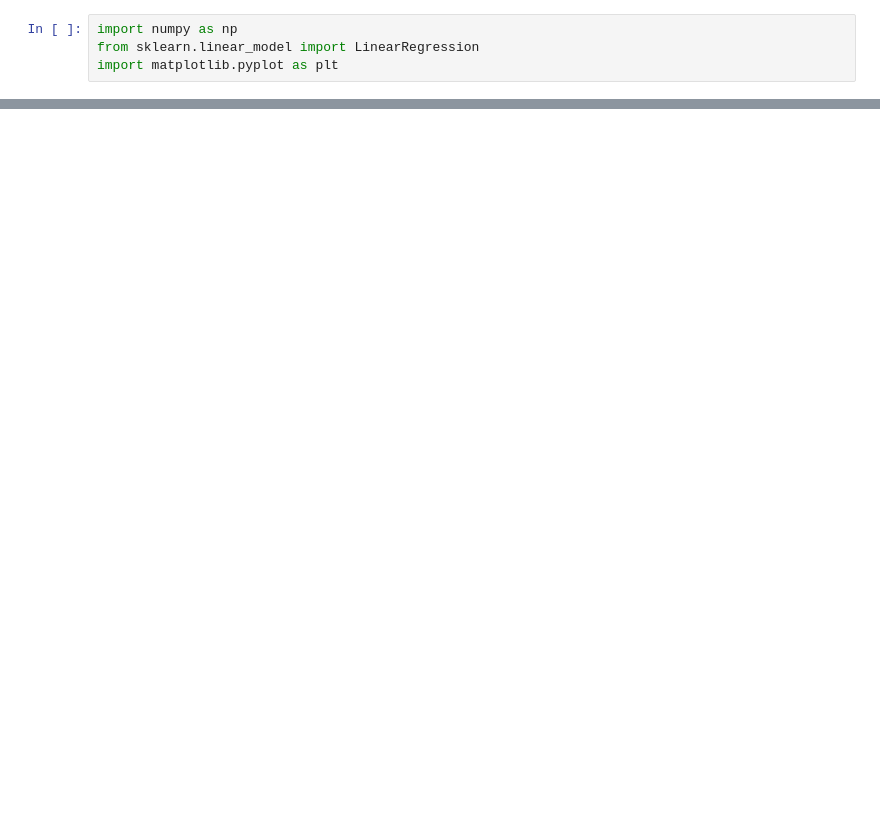
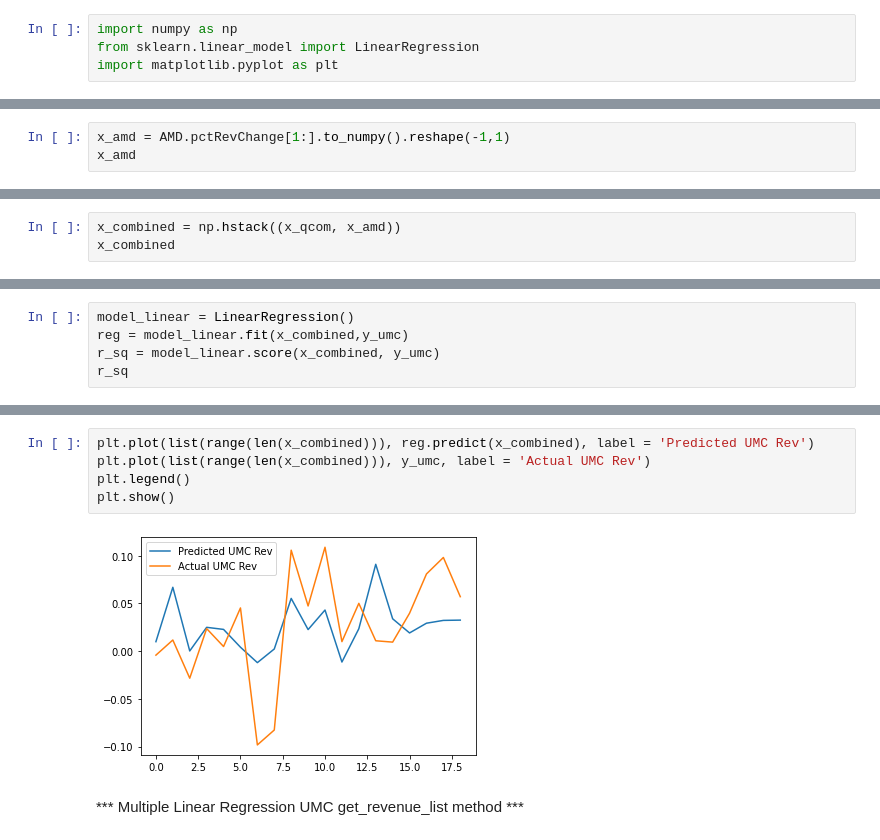
Before and after one commit to chuyishang/Intel-Project, a Jupyter notebook: notebooks/Basic-Intel-Regression.ipynb, the cells around one changed output, grey strips where cells are left out. Cells and saved outputs as stored; diff of their text form; blank space fills up the shorter version.

```diff
--- a/notebooks/Basic-Intel-Regression.ipynb
+++ b/notebooks/Basic-Intel-Regression.ipynb
@@ -183,0 +274,3 @@ plt.show()
+# %%
+x_amd = AMD.pctRevChange[1:].to_numpy().reshape(-1,1)
+x_amd
@@ -183,0 +319,3 @@ plt.show()
+# %%
+x_combined = np.hstack((x_qcom, x_amd))
+x_combined
@@ -183,0 +342,5 @@ plt.show()
+# %%
+model_linear = LinearRegression()
+reg = model_linear.fit(x_combined,y_umc)
+r_sq = model_linear.score(x_combined, y_umc)
+r_sq
@@ -183,0 +356,9 @@ plt.show()
+# %%
+plt.plot(list(range(len(x_combined))), reg.predict(x_combined), label = 'Predicted UMC Rev')
+plt.plot(list(range(len(x_combined))), y_umc, label = 'Actual UMC Rev')
+plt.legend()
+plt.show()
+# %% [output]
+[figure, added]
+# %% [markdown]
+*** Multiple Linear Regression UMC get_revenue_list method ***
```
Also changed, not shown: parts of 56 cells of this notebook, 5 other files.
